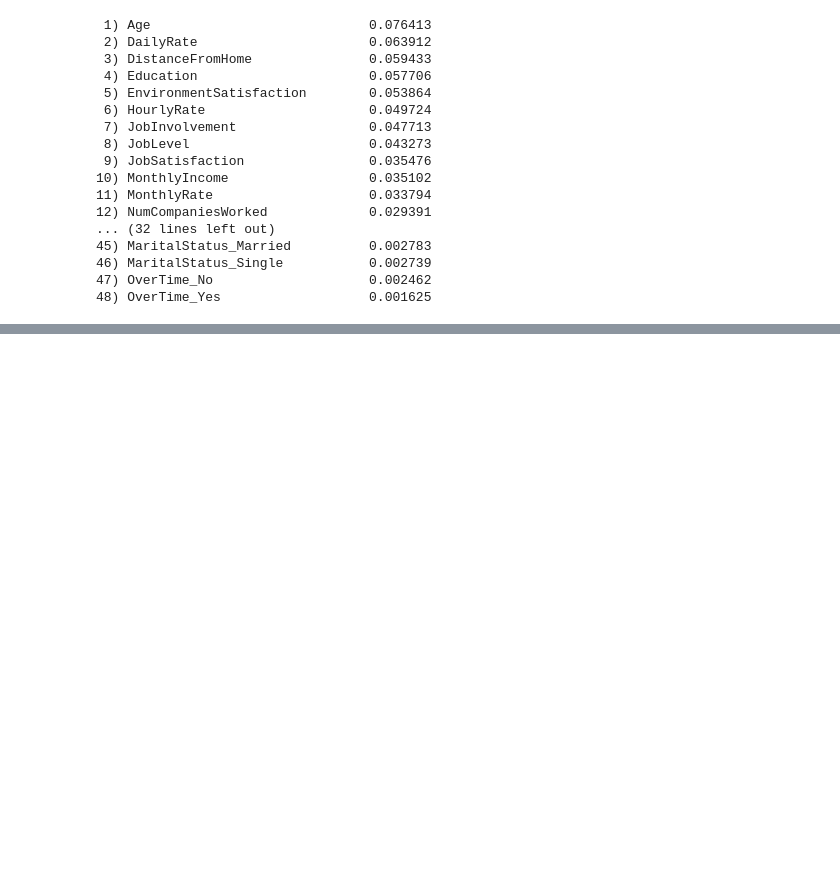
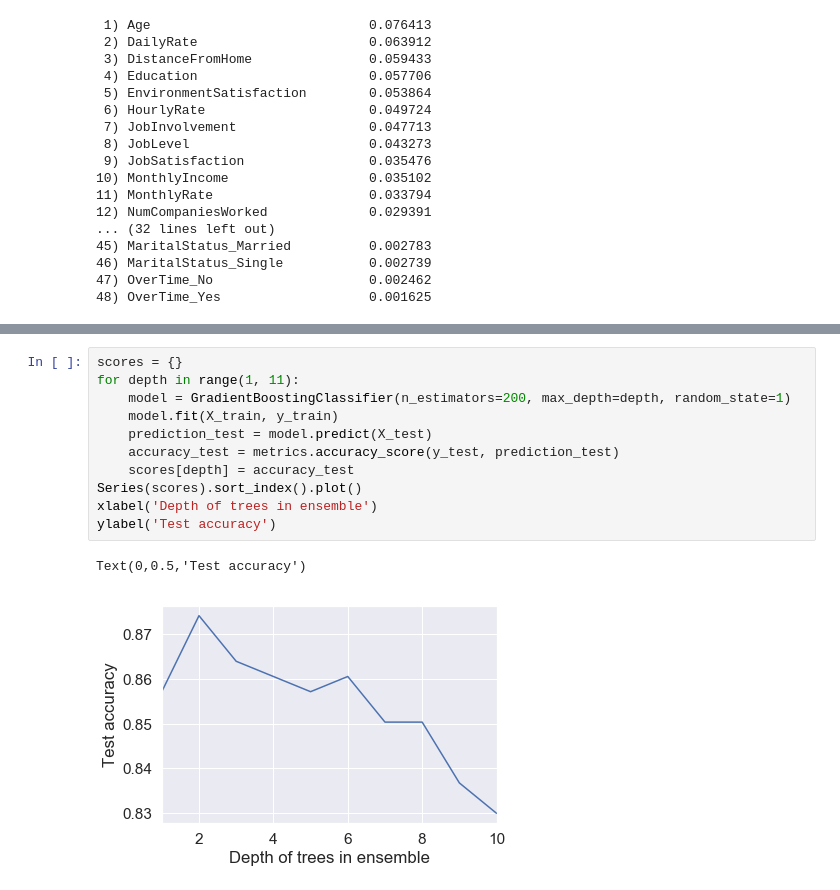
Before and after one commit to JumpLogan/ibm_attrition, a Jupyter notebook: Decision Tree, Random Forest, AdaBoosting.ipynb, the cells around one changed output, grey strips where cells are left out. Cells and saved outputs as stored; diff of their text form; blank space fills up the shorter version.

```diff
--- a/Decision Tree, Random Forest, AdaBoosting.ipynb
+++ b/Decision Tree, Random Forest, AdaBoosting.ipynb
@@ -217,0 +244,14 @@ Accuracy on test set: 0.8605
+# %%
+scores = {}
+for depth in range(1, 11):
+    model = GradientBoostingClassifier(n_estimators=200, max_depth=depth, random_state=1)
+    model.fit(X_train, y_train)
+    prediction_test = model.predict(X_test)
+    accuracy_test = metrics.accuracy_score(y_test, prediction_test)
+    scores[depth] = accuracy_test
+Series(scores).sort_index().plot()
+xlabel('Depth of trees in ensemble')
+ylabel('Test accuracy')
+# %% [output]
+Text(0,0.5,'Test accuracy')
+[figure, added]
```
Also changed, not shown: parts of 8 cells of this notebook, 1 other file.
